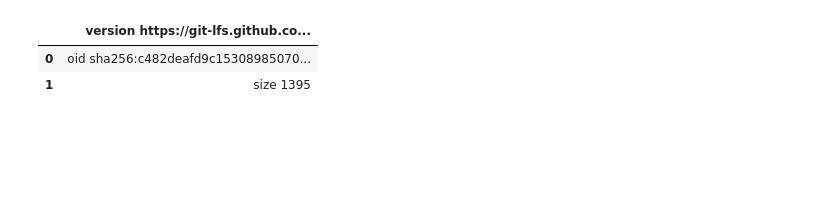
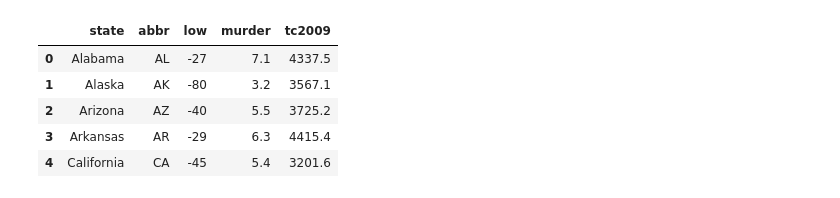
Before and after one commit to slmsshk/Data_Science-_Dummy, a Jupyter notebook: Clustering/Hierarchical Clustering.ipynb, the cells around one changed output. Drawn from its saved outputs; the diff is of its cells as text; code cells hidden in the pictures; blank space fills up the shorter version.

```diff
--- a/Clustering/Hierarchical Clustering.ipynb
+++ b/Clustering/Hierarchical Clustering.ipynb
@@ -2,12 +2,15 @@
 import pandas as pd
 import numpy as np
 # %%
-data=pd.read_csv('https://raw.githubusercontent.com/slmsshk/DataSet/main/crime.csv')
+data=pd.read_csv('https://media.githubusercontent.com/media/slmsshk/DataSet/main/crime.csv')
 data.head()
 # %% [output]
-|  | version https://git-lfs.github.co... |
-| 0 | oid sha256:c482deafd9c15308985070... |
-| 1 | size 1395 |
+|  | state | abbr | low | murder | tc2009 |
+| 0 | Alabama | AL | -27 | 7.1 | 4337.5 |
+| 1 | Alaska | AK | -80 | 3.2 | 3567.1 |
+| 2 | Arizona | AZ | -40 | 5.5 | 3725.2 |
+| 3 | Arkansas | AR | -29 | 6.3 | 4415.4 |
+| 4 | California | CA | -45 | 5.4 | 3201.6 |
 # %%
 X=data.iloc[:,2:]
 Y=data.iloc[:,:2]
```
Also changed, not shown: parts of 8 cells of this notebook.
